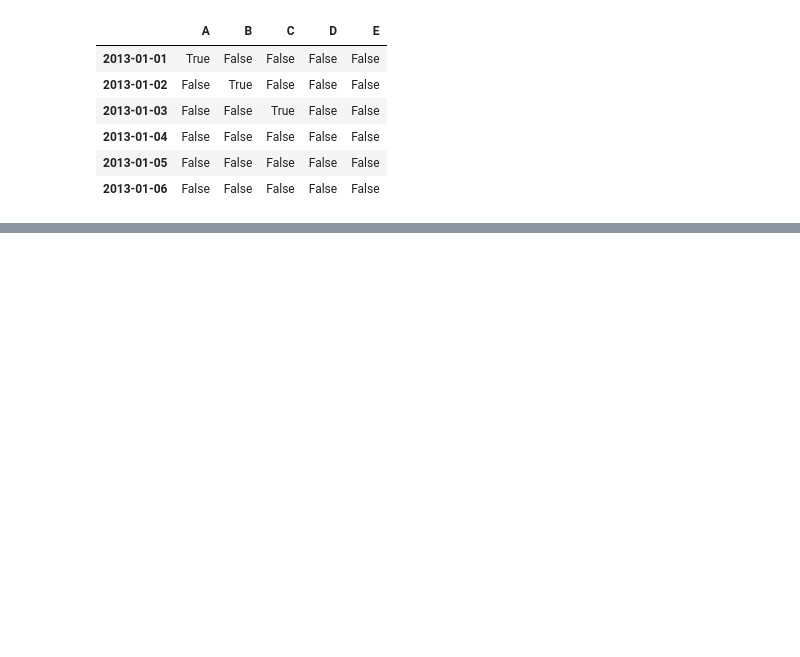
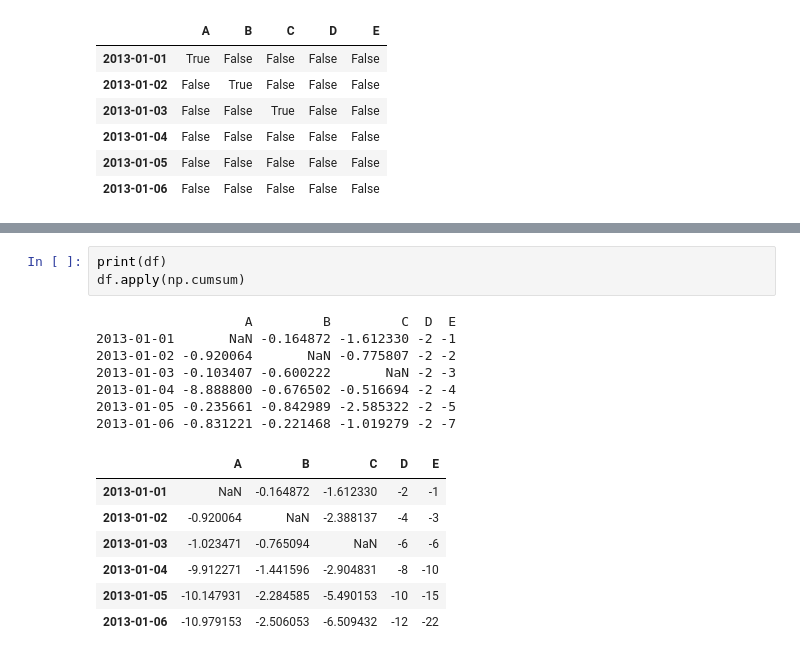
Before and after one commit to suriyadeepan/pandas, a Jupyter notebook: notebooks/10 Minutes to pandas.ipynb, the cells around one changed output, grey strips where cells are left out. Cells and saved outputs as stored; diff of their text form; blank space fills up the shorter version.

Commit message:
until apply function

```diff
--- a/notebooks/10 Minutes to pandas.ipynb
+++ b/notebooks/10 Minutes to pandas.ipynb
@@ -415,0 +483,18 @@ df.isnull() # or pd.isnull(df)
+# %%
+print(df)
+df.apply(np.cumsum)
+# %% [output]
+                   A         B         C  D  E
+2013-01-01       NaN -0.164872 -1.612330 -2 -1
+2013-01-02 -0.920064       NaN -0.775807 -2 -2
+2013-01-03 -0.103407 -0.600222       NaN -2 -3
+2013-01-04 -8.888800 -0.676502 -0.516694 -2 -4
+2013-01-05 -0.235661 -0.842989 -2.585322 -2 -5
+2013-01-06 -0.831221 -0.221468 -1.019279 -2 -7
+|  | A | B | C | D | E |
+| 2013-01-01 | NaN | -0.164872 | -1.612330 | -2 | -1 |
+| 2013-01-02 | -0.920064 | NaN | -2.388137 | -4 | -3 |
+| 2013-01-03 | -1.023471 | -0.765094 | NaN | -6 | -6 |
+| 2013-01-04 | -9.912271 | -1.441596 | -2.904831 | -8 | -10 |
+| 2013-01-05 | -10.147931 | -2.284585 | -5.490153 | -10 | -15 |
+| 2013-01-06 | -10.979153 | -2.506053 | -6.509432 | -12 | -22 |
```
Also changed, not shown: parts of 8 cells of this notebook.
